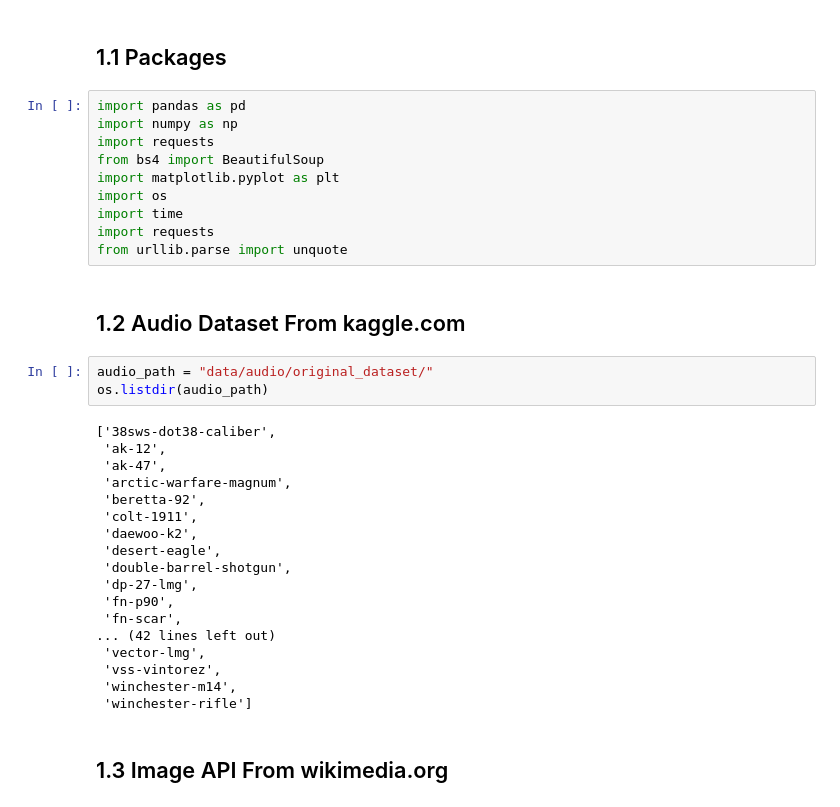
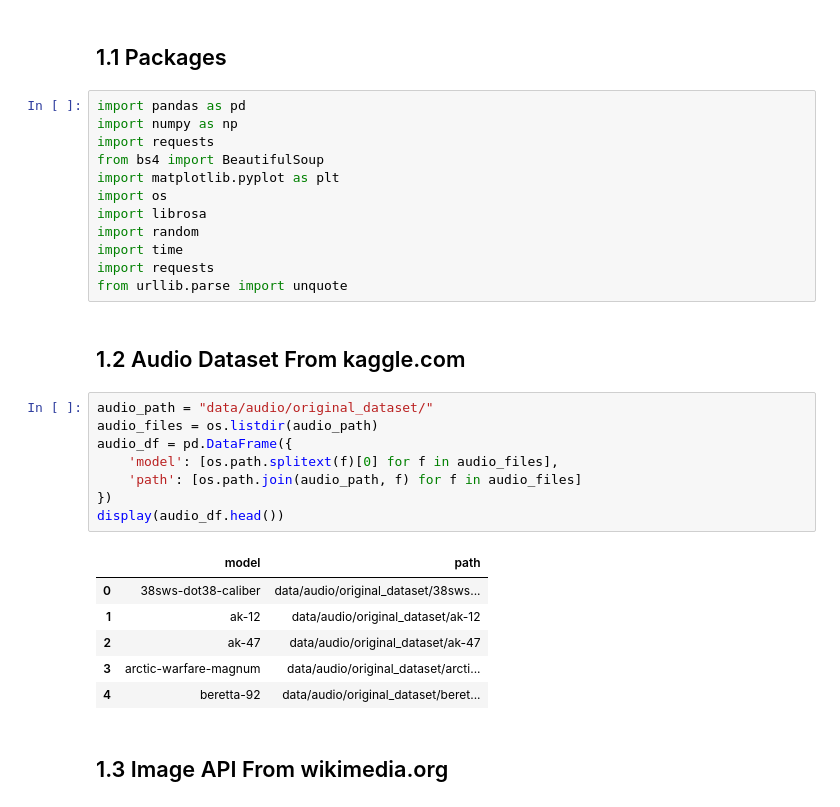
Before and after one commit to 24087068/sleeping_api-s, a Jupyter notebook: main.ipynb, the cells around one changed output. Drawn from its saved outputs; the diff is of its cells as text.

```diff
--- a/main.ipynb
+++ b/main.ipynb
@@ -15,6 +15,8 @@ import requests
 from bs4 import BeautifulSoup
 import matplotlib.pyplot as plt
 import os
+import librosa
+import random
 import time
 import requests
 from urllib.parse import unquote
@@ -22,25 +24,19 @@ from urllib.parse import unquote
 ## 1.2 Audio Dataset From kaggle.com
 # %%
 audio_path = "data/audio/original_dataset/"
-os.listdir(audio_path)
+audio_files = os.listdir(audio_path)
+audio_df = pd.DataFrame({
+    'model': [os.path.splitext(f)[0] for f in audio_files],
+    'path': [os.path.join(audio_path, f) for f in audio_files]
+})
+display(audio_df.head())
 # %% [output]
-['38sws-dot38-caliber',
- 'ak-12',
- 'ak-47',
- 'arctic-warfare-magnum',
- 'beretta-92',
- 'colt-1911',
- 'daewoo-k2',
- 'desert-eagle',
- 'double-barrel-shotgun',
- 'dp-27-lmg',
- 'fn-p90',
- 'fn-scar',
-... (42 lines left out)
- 'vector-lmg',
- 'vss-vintorez',
- 'winchester-m14',
- 'winchester-rifle']
+|  | model | path |
+| 0 | 38sws-dot38-caliber | data/audio/original_dataset/38sws... |
+| 1 | ak-12 | data/audio/original_dataset/ak-12 |
+| 2 | ak-47 | data/audio/original_dataset/ak-47 |
+| 3 | arctic-warfare-magnum | data/audio/original_dataset/arcti... |
+| 4 | beretta-92 | data/audio/original_dataset/beret... |
 # %% [markdown]
 ## 1.3 Image API From wikimedia.org
 # %%
```
Also changed, not shown: parts of 13 cells of this notebook, 1 other file.
